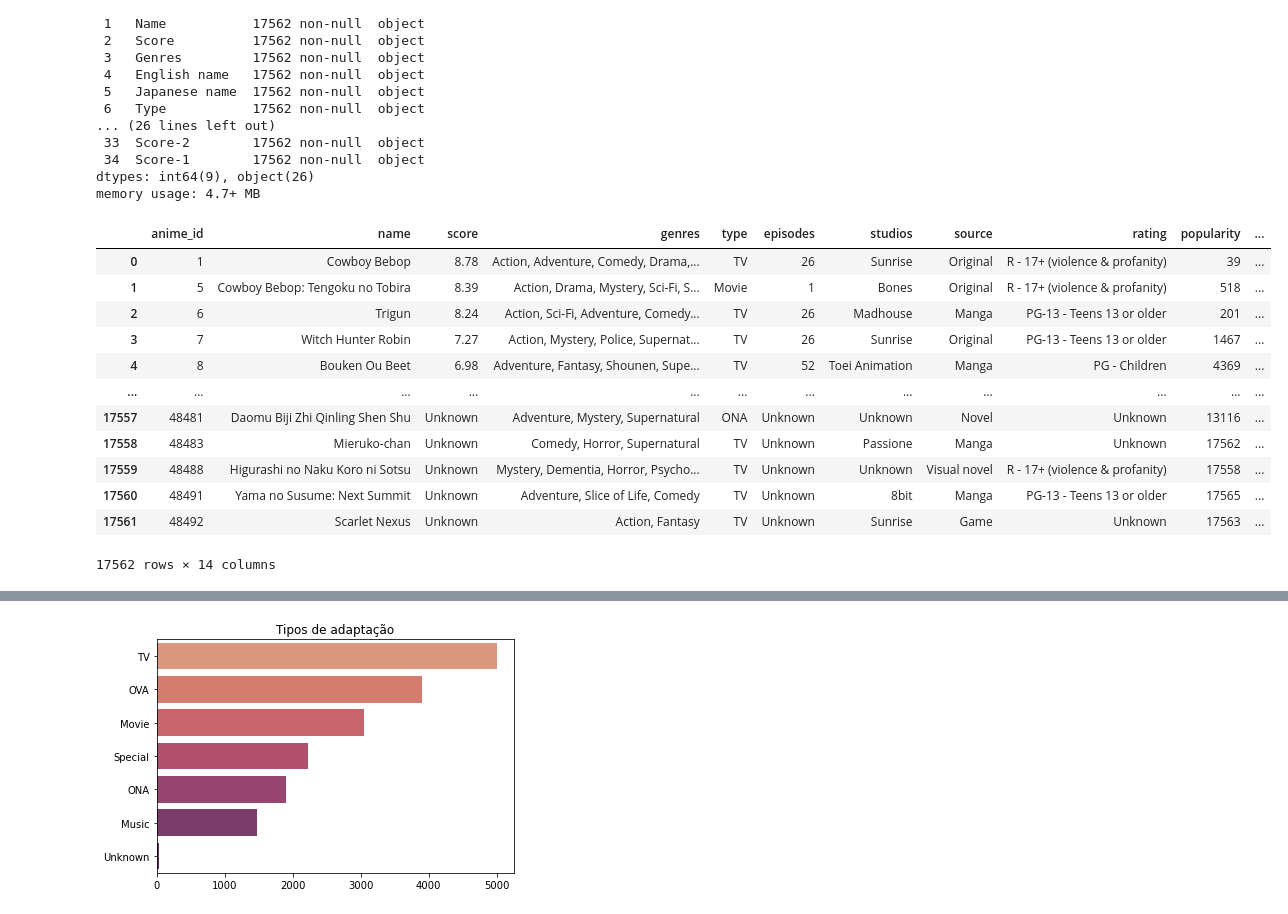
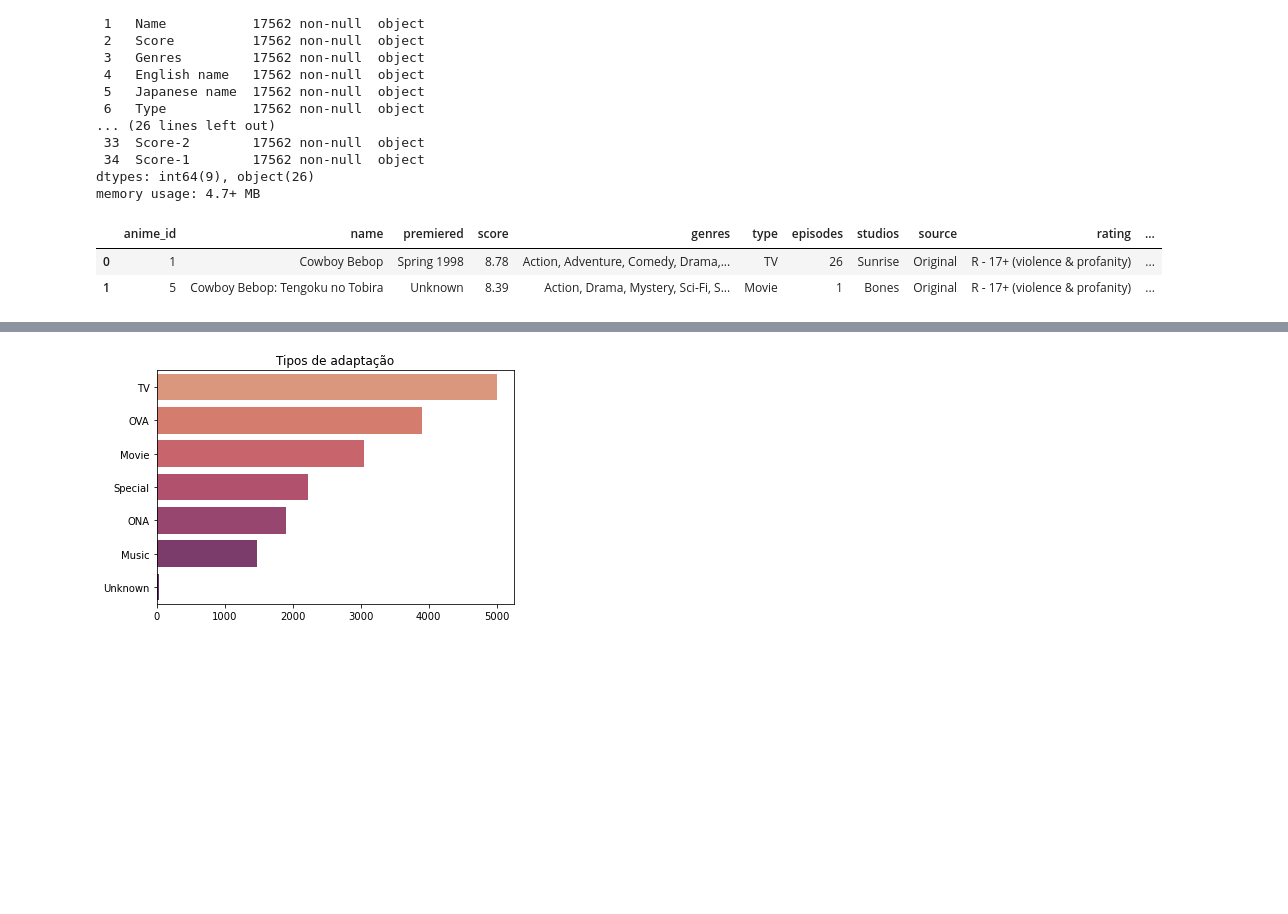
Before and after one commit to FLPSP/Anime-Recommender-System, a Jupyter notebook: recommender_system.ipynb, the cells around one changed output, grey strips where cells are left out. Saved outputs shown, nothing was run; the diff lists cells and outputs as text; code cells hidden in the pictures; blank space fills up the shorter version.

Commit message:
update: adição da features season e year

```diff
--- a/recommender_system.ipynb
+++ b/recommender_system.ipynb
@@ -52,25 +49,21 @@ Data columns (total 35 columns):
 dtypes: int64(9), object(26)
 memory usage: 4.7+ MB
 # %%
+#renomeando as features e transformando tudo em minúsculo para facilitar a utilização
 df_animes.rename(columns = {'MAL_ID':'anime_id'}, inplace=True)
 df_animes.rename(columns = str.lower, inplace = True)
-columns = ['anime_id','name', 'score','genres','type', 'episodes', 'studios','source','rating','popularity', \
+columns = ['anime_id','name','premiered', 'score','genres','type', 'episodes', 'studios','source','rating','popularity',\
           'members','completed','on-hold','dropped']
 df_animes = df_animes[columns]
+
+#separando a feature premiered em season e year e posteriormente dropando ela
+df_animes[['season','year']] = df_animes['premiered'].str.split(' ', n=1, expand=True) \
+                                .rename(columns={0:'season',1:'year'})
+df_animes.drop('premiered', axis=1, inplace=True)
 # %%
-display(df_animes)
+df_animes.head(2)
 # %% [output]
-|  | anime_id | name | score | genres | type | episodes | studios | source | rating | popularity | ... |
-| 0 | 1 | Cowboy Bebop | 8.78 | Action, Adventure, Comedy, Drama,... | TV | 26 | Sunrise | Original | R - 17+ (violence & profanity) | 39 | ... |
-| 1 | 5 | Cowboy Bebop: Tengoku no Tobira | 8.39 | Action, Drama, Mystery, Sci-Fi, S... | Movie | 1 | Bones | Original | R - 17+ (violence & profanity) | 518 | ... |
-| 2 | 6 | Trigun | 8.24 | Action, Sci-Fi, Adventure, Comedy... | TV | 26 | Madhouse | Manga | PG-13 - Teens 13 or older | 201 | ... |
-| 3 | 7 | Witch Hunter Robin | 7.27 | Action, Mystery, Police, Supernat... | TV | 26 | Sunrise | Original | PG-13 - Teens 13 or older | 1467 | ... |
-| 4 | 8 | Bouken Ou Beet | 6.98 | Adventure, Fantasy, Shounen, Supe... | TV | 52 | Toei Animation | Manga | PG - Children | 4369 | ... |
-| ... | ... | ... | ... | ... | ... | ... | ... | ... | ... | ... | ... |
-| 17557 | 48481 | Daomu Biji Zhi Qinling Shen Shu | Unknown | Adventure, Mystery, Supernatural | ONA | Unknown | Unknown | Novel | Unknown | 13116 | ... |
-| 17558 | 48483 | Mieruko-chan | Unknown | Comedy, Horror, Supernatural | TV | Unknown | Passione | Manga | Unknown | 17562 | ... |
-| 17559 | 48488 | Higurashi no Naku Koro ni Sotsu | Unknown | Mystery, Dementia, Horror, Psycho... | TV | Unknown | Unknown | Visual novel | R - 17+ (violence & profanity) | 17558 | ... |
-| 17560 | 48491 | Yama no Susume: Next Summit | Unknown | Adventure, Slice of Life, Comedy | TV | Unknown | 8bit | Manga | PG-13 - Teens 13 or older | 17565 | ... |
-| 17561 | 48492 | Scarlet Nexus | Unknown | Action, Fantasy | TV | Unknown | Sunrise | Game | Unknown | 17563 | ... |
+|  | anime_id | name | premiered | score | genres | type | episodes | studios | source | rating | ... |
+| 0 | 1 | Cowboy Bebop | Spring 1998 | 8.78 | Action, Adventure, Comedy, Drama,... | TV | 26 | Sunrise | Original | R - 17+ (violence & profanity) | ... |
+| 1 | 5 | Cowboy Bebop: Tengoku no Tobira | Unknown | 8.39 | Action, Drama, Mystery, Sci-Fi, S... | Movie | 1 | Bones | Original | R - 17+ (violence & profanity) | ... |
-17562 rows × 14 columns
 # %%
```
Also changed, not shown: parts of 5 cells of this notebook.
